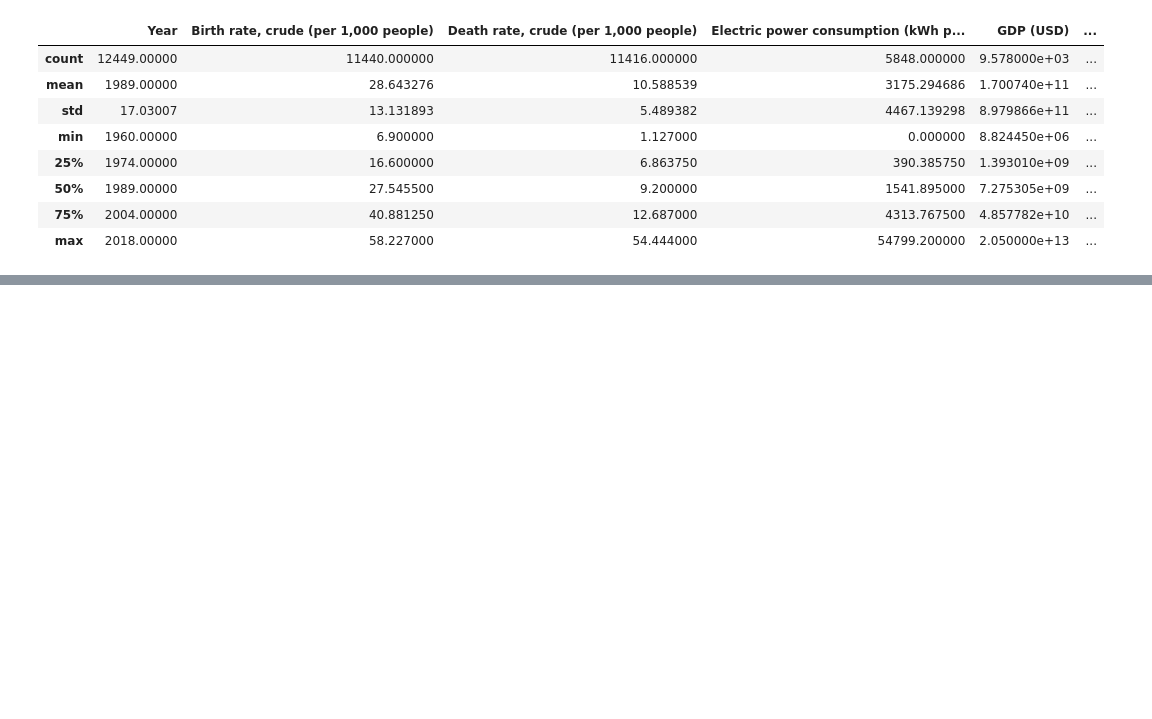
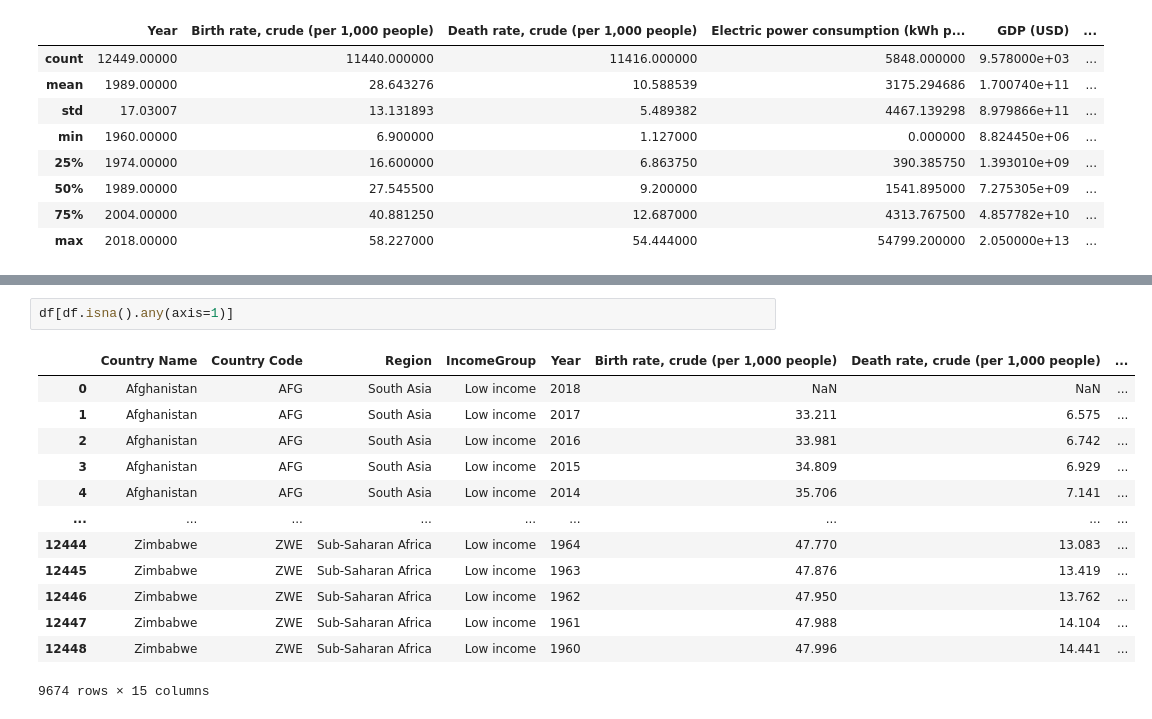
Before and after one commit to bielng/world-economic-report, a Jupyter notebook: main.ipynb, the cells around one changed output, grey strips where cells are left out. Saved outputs shown, nothing was run; the diff lists cells and outputs as text; blank space fills up the shorter version.

```diff
--- a/main.ipynb
+++ b/main.ipynb
@@ -54,0 +88,16 @@ display(df.describe())
+# %%
+df[df.isna().any(axis=1)]
+# %% [output]
+|  | Country Name | Country Code | Region | IncomeGroup | Year | Birth rate, crude (per 1,000 people) | Death rate, crude (per 1,000 people) | ... |
+| 0 | Afghanistan | AFG | South Asia | Low income | 2018 | NaN | NaN | ... |
+| 1 | Afghanistan | AFG | South Asia | Low income | 2017 | 33.211 | 6.575 | ... |
+| 2 | Afghanistan | AFG | South Asia | Low income | 2016 | 33.981 | 6.742 | ... |
+| 3 | Afghanistan | AFG | South Asia | Low income | 2015 | 34.809 | 6.929 | ... |
+| 4 | Afghanistan | AFG | South Asia | Low income | 2014 | 35.706 | 7.141 | ... |
+| ... | ... | ... | ... | ... | ... | ... | ... | ... |
+| 12444 | Zimbabwe | ZWE | Sub-Saharan Africa | Low income | 1964 | 47.770 | 13.083 | ... |
+| 12445 | Zimbabwe | ZWE | Sub-Saharan Africa | Low income | 1963 | 47.876 | 13.419 | ... |
+| 12446 | Zimbabwe | ZWE | Sub-Saharan Africa | Low income | 1962 | 47.950 | 13.762 | ... |
+| 12447 | Zimbabwe | ZWE | Sub-Saharan Africa | Low income | 1961 | 47.988 | 14.104 | ... |
+| 12448 | Zimbabwe | ZWE | Sub-Saharan Africa | Low income | 1960 | 47.996 | 14.441 | ... |
+9674 rows × 15 columns
```
Also changed, not shown: parts of 3 cells of this notebook.
